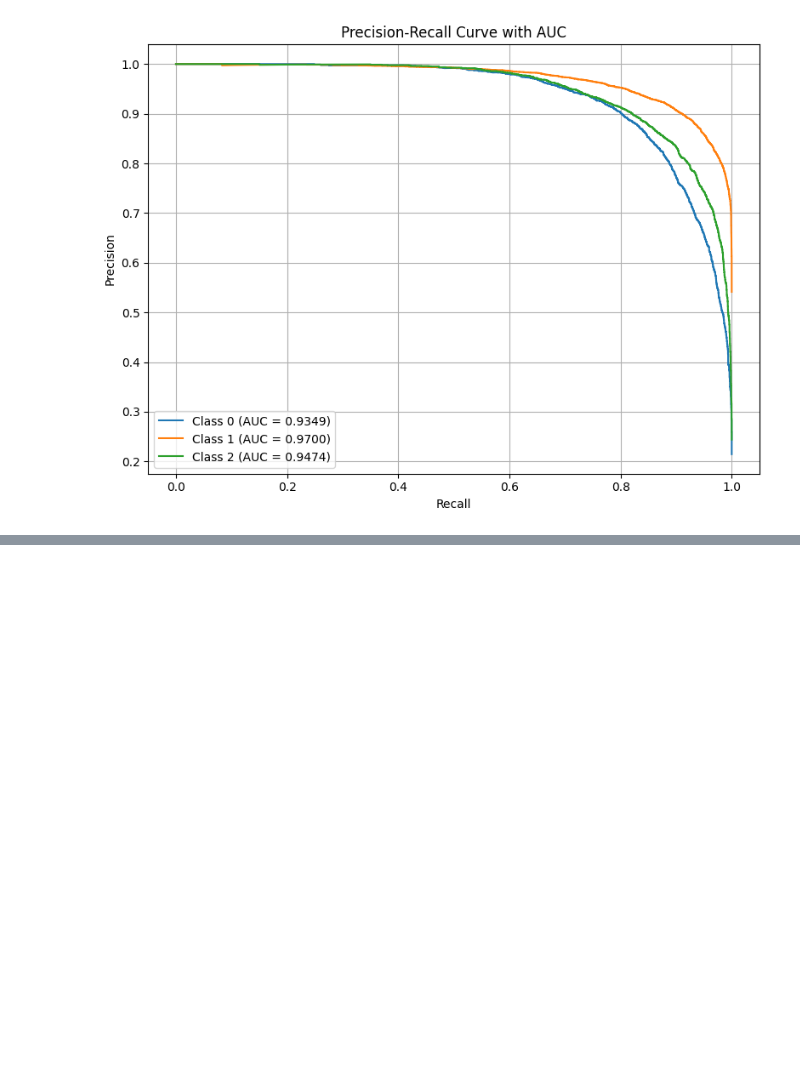
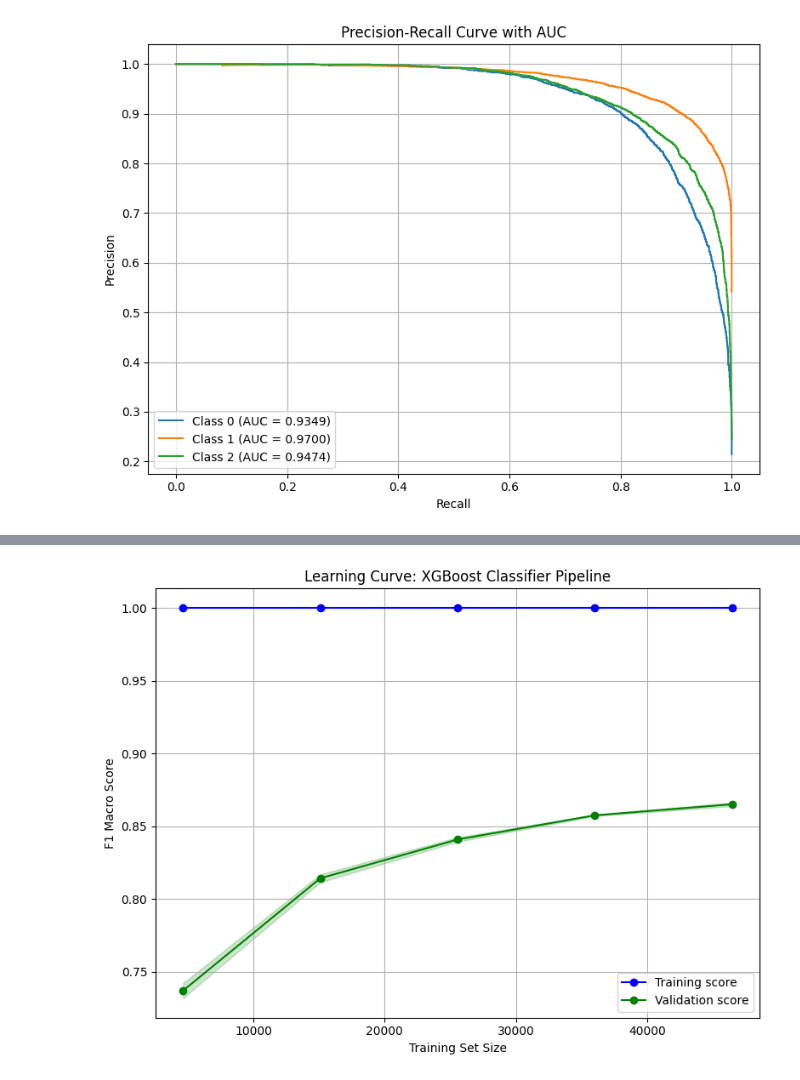
Before and after one commit to GavinSaiun/Motion-Based-Table-Tennis-Skill-Prediction, a Jupyter notebook: XGBoost.ipynb, the cells around one changed output, grey strips where cells are left out. Drawn from its saved outputs; the diff is of its cells as text; code cells hidden in the pictures; blank space fills up the shorter version.

```diff
--- a/XGBoost.ipynb
+++ b/XGBoost.ipynb
@@ -215,0 +246,79 @@ plt.show()
+# %%
+import numpy as np
+import pandas as pd
+import matplotlib.pyplot as plt
+import seaborn as sns
+
+from xgboost import XGBClassifier
+from sklearn.model_selection import train_test_split, learning_curve
+from sklearn.pipeline import Pipeline
+from sklearn.preprocessing import StandardScaler
+from sklearn.metrics import classification_report, confusion_matrix, accuracy_score
+
+
+df_sensor = pd.read_csv("datasets/assignTTSWING_sensor_only.csv")
+df_sensor['playYears'] = df_sensor['playYears'].astype(int)
+
+X = df_sensor.drop(columns=['playYears'])
+y = df_sensor['playYears']
+classes = np.unique(y)
+
+X_train, X_test, y_train, y_test = train_test_split(
+    X, y, test_size=0.2, stratify=y, random_state=42
+)
+
+pipeline = Pipeline([
+    ('scaler', StandardScaler()),
+    ('xgb', XGBClassifier(
+        objective='multi:softprob',
+        eval_metric='mlogloss',
+        use_label_encoder=False,
+        num_class=3,
+        random_state=42,
+        n_jobs=-1,
+        n_estimators=350,
+        max_depth=15,
+        learning_rate=0.3,
+        subsample=1.0,
+        colsample_bytree=0.8
+    ))
+])
+
+
+def plot_learning_curve(estimator, X, y, cv=3, scoring='f1_macro', train_sizes=np.linspace(0.1, 1.0, 5)):
+    plt.figure(figsize=(8, 6))
+
+    train_sizes, train_scores, val_scores = learning_curve(
+        estimator,
+        X,
+        y,
+        cv=cv,
+        scoring=scoring,
+        n_jobs=-1,
+        train_sizes=train_sizes,
+        shuffle=True,
+        random_state=42
+    )
+
+    train_mean = np.mean(train_scores, axis=1)
+    train_std = np.std(train_scores, axis=1)
+    val_mean = np.mean(val_scores, axis=1)
+    val_std = np.std(val_scores, axis=1)
+
+    plt.plot(train_sizes, train_mean, label="Training score", color="blue", marker='o')
+    plt.fill_between(train_sizes, train_mean - train_std, train_mean + train_std, alpha=0.2, color='blue')
+
+    plt.plot(train_sizes, val_mean, label="Validation score", color="green", marker='o')
+    plt.fill_between(train_sizes, val_mean - val_std, val_mean + val_std, alpha=0.2, color='green')
+
+    plt.title("Learning Curve: XGBoost Classifier Pipeline")
+    plt.xlabel("Training Set Size")
+    plt.ylabel("F1 Macro Score")
+    plt.legend(loc="best")
+    plt.grid(True)
+    plt.tight_layout()
+    plt.show()
+
+plot_learning_curve(pipeline, X_train, y_train, cv=3, scoring='f1_macro')
+# %% [output]
+[figure, added]
```
Also changed, not shown: parts of 10 cells of this notebook.
